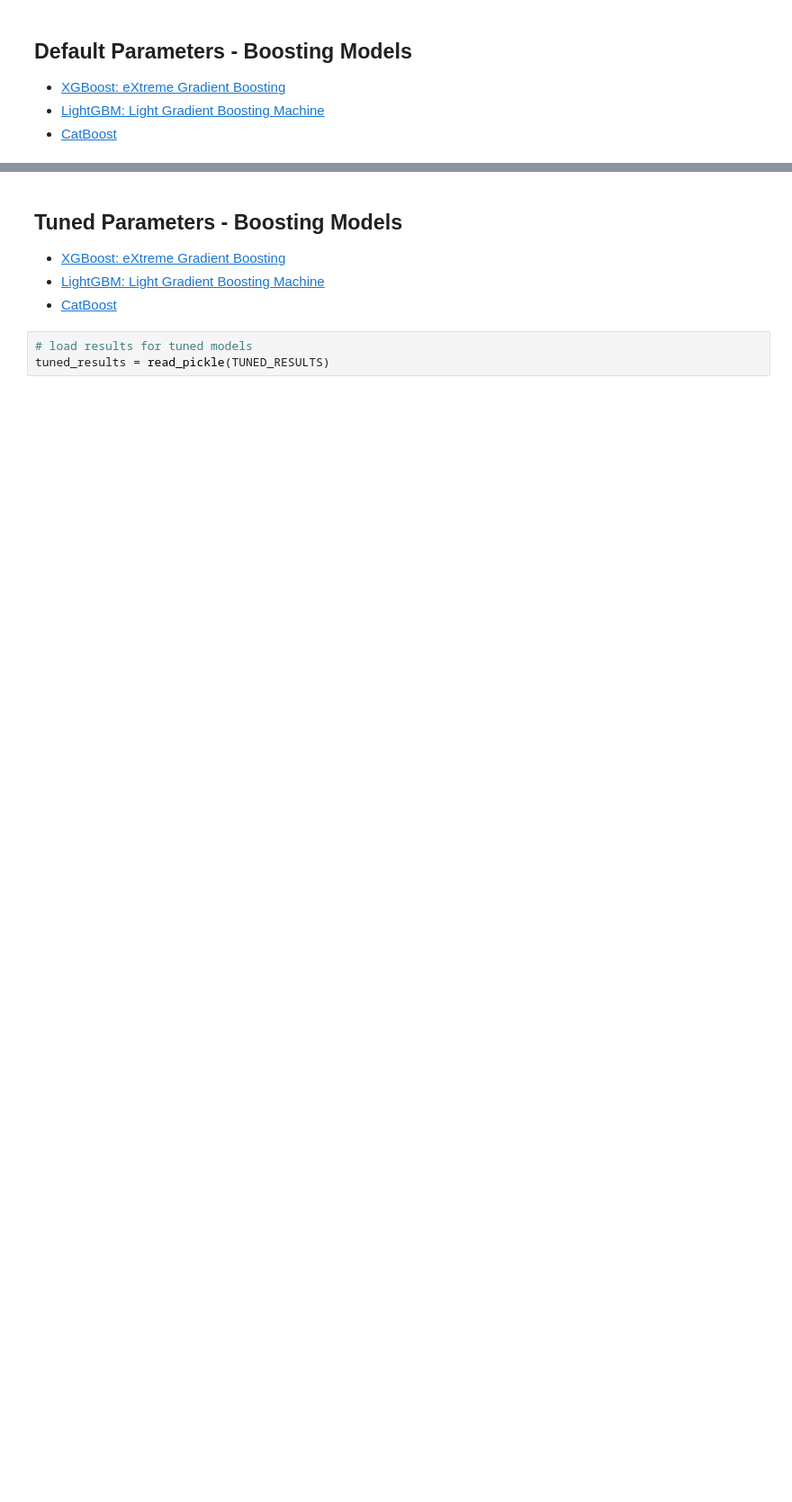
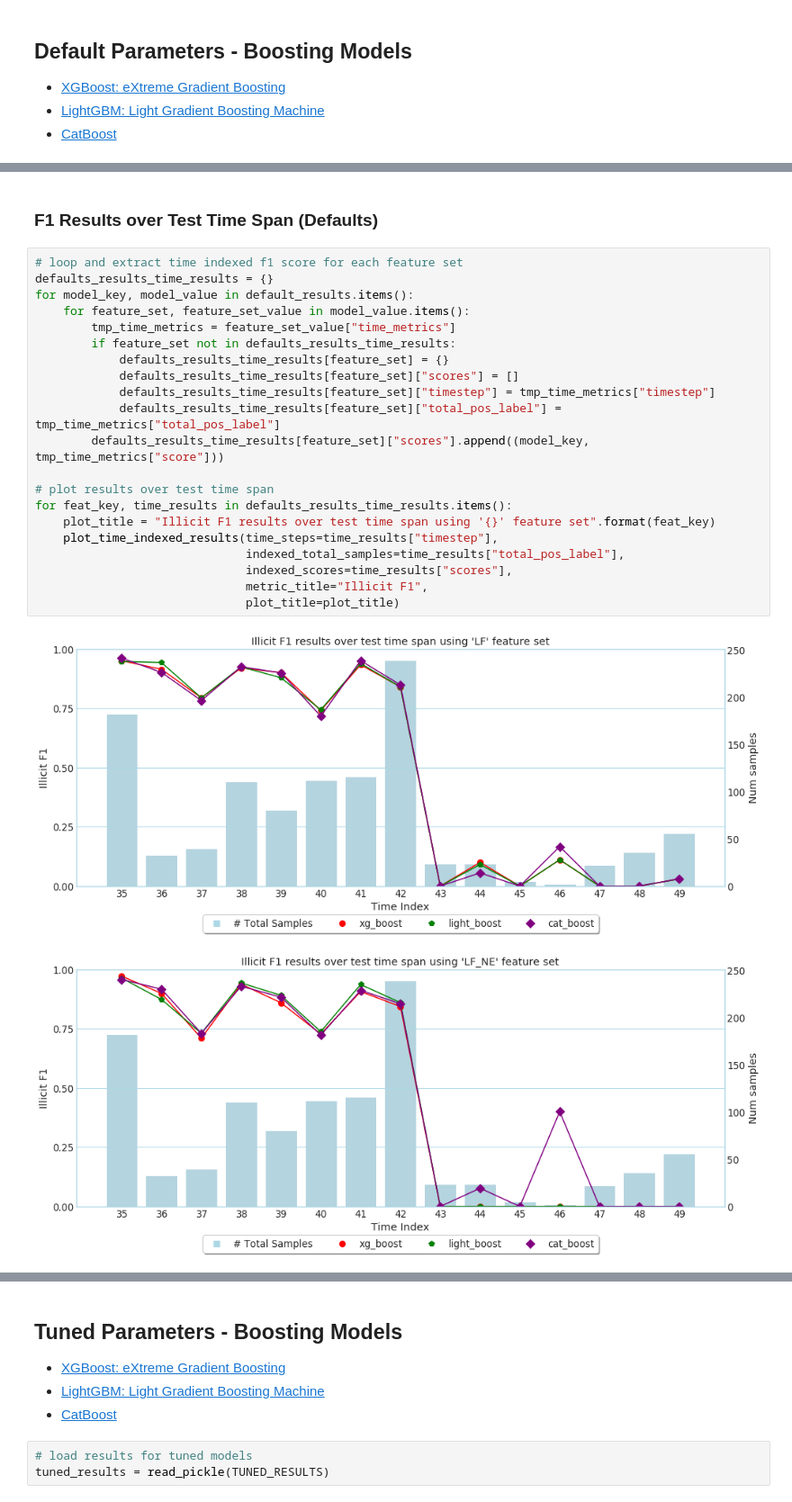
Before and after one commit to achmand/aml-crypto-graph, a Jupyter notebook: src/1_experiment_results.ipynb, the cells around one changed output, grey strips where cells are left out. Shown at 90% size. Saved outputs shown, nothing was run; the diff lists cells and outputs as text; blank space fills up the shorter version.

```diff
--- a/src/1_experiment_results.ipynb
+++ b/src/1_experiment_results.ipynb
@@ -31,0 +102,26 @@ __Results obtained in the original paper [2]__
+# %% [markdown]
+### F1 Results over Test Time Span (Defaults)
+# %%
+# loop and extract time indexed f1 score for each feature set
+defaults_results_time_results = {}
+for model_key, model_value in default_results.items():
+    for feature_set, feature_set_value in model_value.items():
+        tmp_time_metrics = feature_set_value["time_metrics"]
+        if feature_set not in defaults_results_time_results:
+            defaults_results_time_results[feature_set] = {}
+            defaults_results_time_results[feature_set]["scores"] = []
+            defaults_results_time_results[feature_set]["timestep"] = tmp_time_metrics["timestep"]
+            defaults_results_time_results[feature_set]["total_pos_label"] = tmp_time_metrics["total_pos_label"]
+        defaults_results_time_results[feature_set]["scores"].append((model_key, tmp_time_metrics["score"]))
+
+# plot results over test time span
+for feat_key, time_results in defaults_results_time_results.items():
+    plot_title = "Illicit F1 results over test time span using '{}' feature set".format(feat_key)
+    plot_time_indexed_results(time_steps=time_results["timestep"],
+                              indexed_total_samples=time_results["total_pos_label"],
+                              indexed_scores=time_results["scores"],
+                              metric_title="Illicit F1",
+                              plot_title=plot_title)
+# %% [output]
+[figure, added]
+[figure, added]
```
Also changed, not shown: parts of 20 cells of this notebook, 5 other files.
